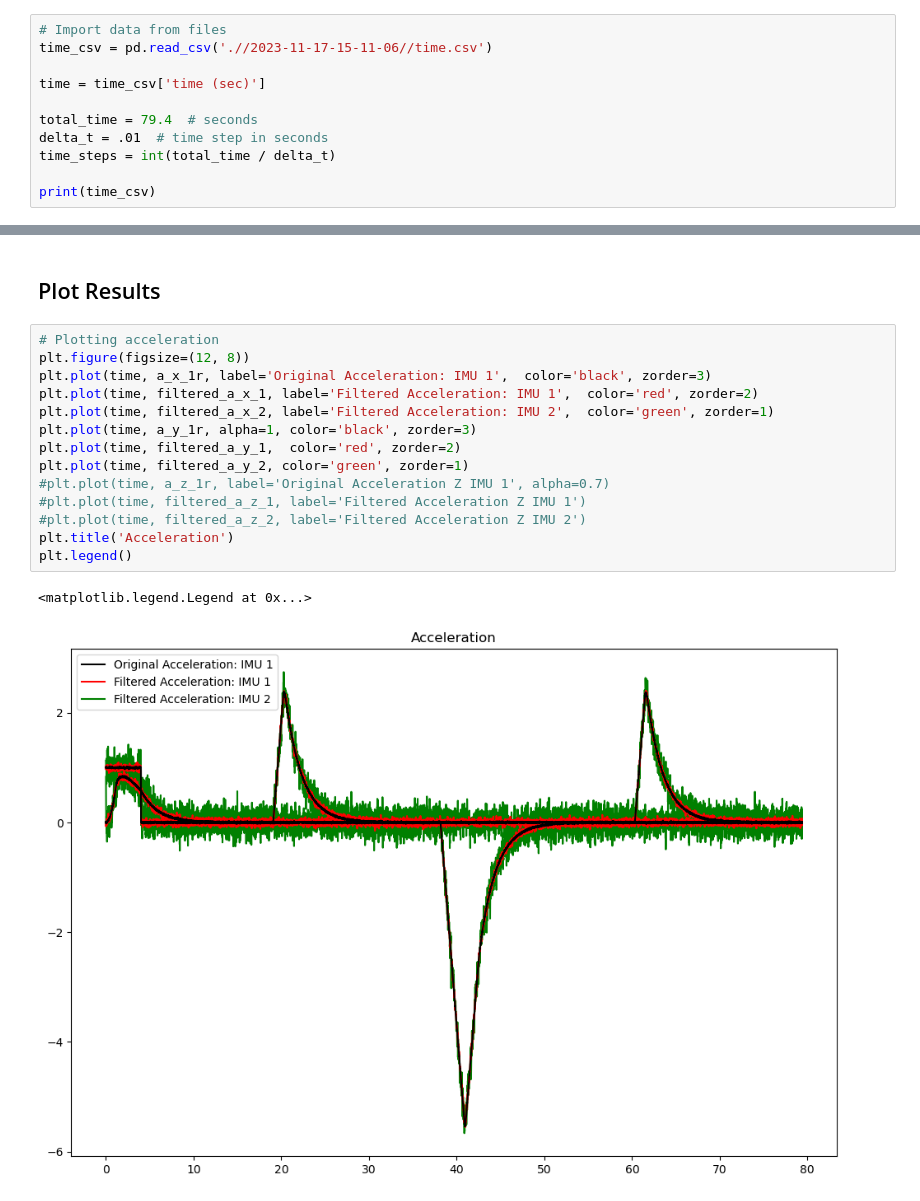
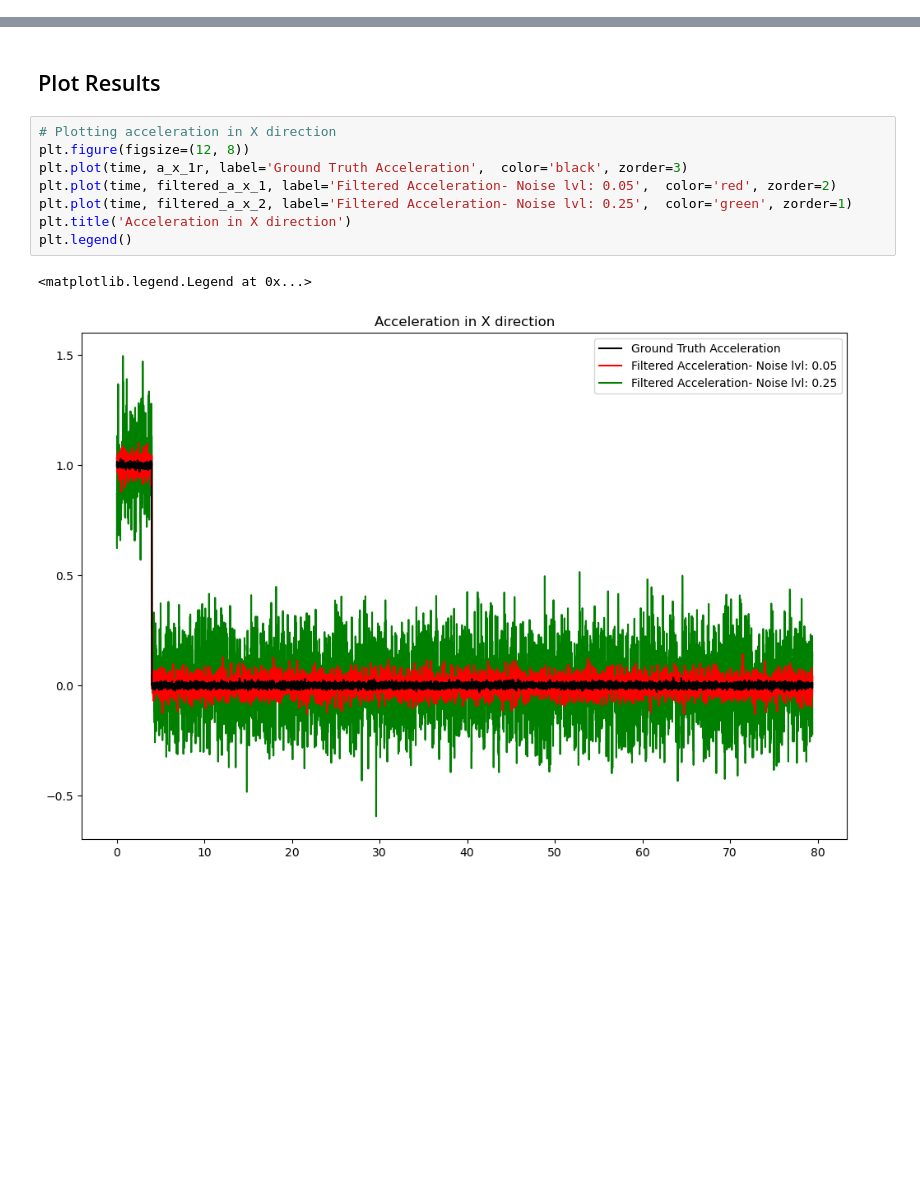
Before and after one commit to ryangochar/AUVlocalization, a Jupyter notebook: AUVlocalization_Kalman.ipynb, the cells around one changed output, grey strips where cells are left out. Cells and saved outputs as stored; diff of their text form; blank space fills up the shorter version.

Commit message:
Update filter

```diff
--- a/AUVlocalization_Kalman.ipynb
+++ b/AUVlocalization_Kalman.ipynb
@@ -9,14 +9,3 @@ import scipy
 import filterpy
 
 %matplotlib inline
-# %%
-# Import data from files
-time_csv = pd.read_csv('.//2023-11-17-15-11-06//time.csv')
-
-time = time_csv['time (sec)']
-
-total_time = 79.4  # seconds
-delta_t = .01  # time step in seconds
-time_steps = int(total_time / delta_t)
-
-print(time_csv)
@@ -353,19 +381,13 @@ velocities_z_2 = [initial_velocity] + velocities_z_2
 # %% [markdown]
 ## Plot Results
 # %%
-# Plotting acceleration
+# Plotting acceleration in X direction
 plt.figure(figsize=(12, 8))
-plt.plot(time, a_x_1r, label='Original Acceleration: IMU 1',  color='black', zorder=3)
-plt.plot(time, filtered_a_x_1, label='Filtered Acceleration: IMU 1',  color='red', zorder=2)
-plt.plot(time, filtered_a_x_2, label='Filtered Acceleration: IMU 2',  color='green', zorder=1)
-plt.plot(time, a_y_1r, alpha=1, color='black', zorder=3)
-plt.plot(time, filtered_a_y_1,  color='red', zorder=2)
-plt.plot(time, filtered_a_y_2, color='green', zorder=1)
-#plt.plot(time, a_z_1r, label='Original Acceleration Z IMU 1', alpha=0.7)
-#plt.plot(time, filtered_a_z_1, label='Filtered Acceleration Z IMU 1')
-#plt.plot(time, filtered_a_z_2, label='Filtered Acceleration Z IMU 2')
-plt.title('Acceleration')
+plt.plot(time, a_x_1r, label='Ground Truth Acceleration',  color='black', zorder=3)
+plt.plot(time, filtered_a_x_1, label='Filtered Acceleration- Noise lvl: 0.05',  color='red', zorder=2)
+plt.plot(time, filtered_a_x_2, label='Filtered Acceleration- Noise lvl: 0.25',  color='green', zorder=1)
+plt.title('Acceleration in X direction')
 plt.legend()
 # %% [output]
 <matplotlib.legend.Legend at 0x...>
-[figure, old version]
+[figure, new version]
```
Also changed, not shown: parts of 25 cells of this notebook.
